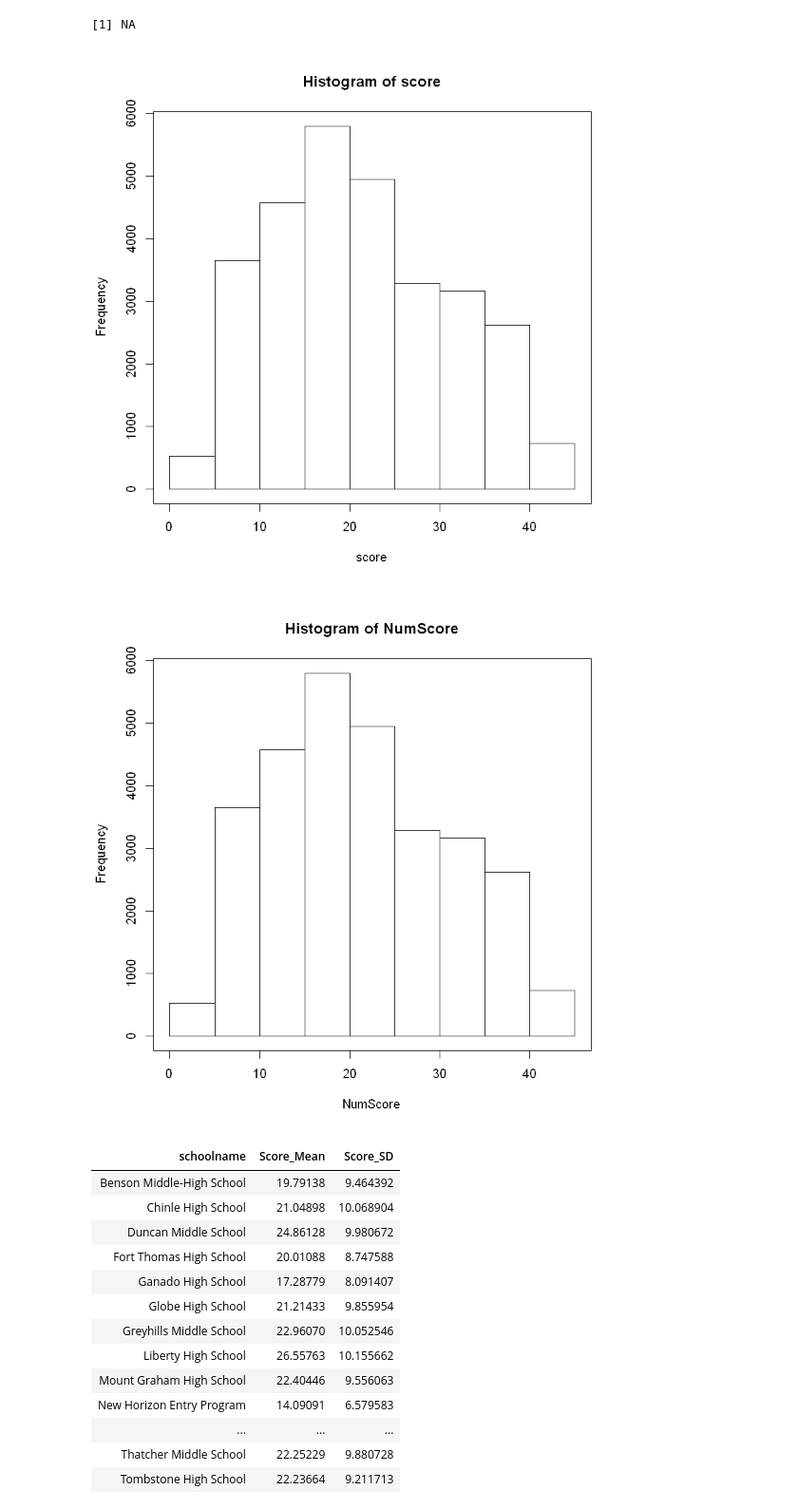
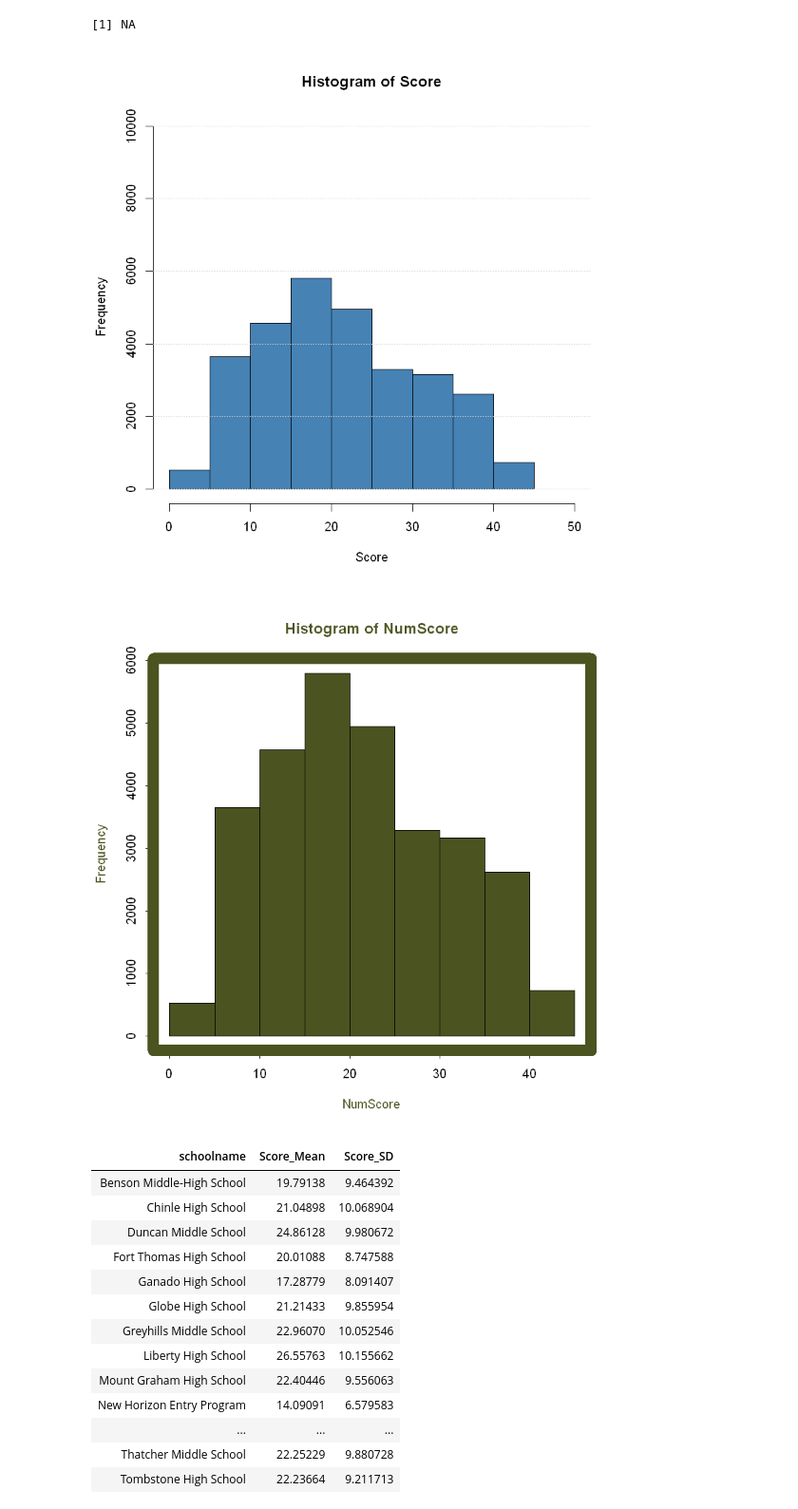
Before and after one commit to chesterqualls/EDU_Example, a Jupyter notebook: Working with Data in R.ipynb, the cells around one changed output. Shown at 95% size. Saved outputs shown, nothing was run; the diff lists cells and outputs as text; code cells hidden in the pictures.

```diff
--- a/Working with Data in R.ipynb
+++ b/Working with Data in R.ipynb
@@ -135,14 +109,25 @@ The following objects are masked from dAssess (pos = 4):
 mean (score)
 # %% [output]
 [1] NA
-# %%
-hist(score)
-box()
-hist(NumScore)
-box()
-# %% [output]
-[figure, removed]
-[figure, removed]
+# %%
+hist(score, main="Histogram of Score",
+xlab="Score",
+xlim=c(0,50),
+ylim=c(0,10000),
+col="#4682b4")
+grid(nx = 0, ny = NULL, col = "lightgray", lty = "dotted")
+
+
+hist(NumScore, main="Histogram of NumScore",
+xlab="NumScore",
+col="#4B5320",
+bg="#ffdb58",
+col.lab="#4B5320",
+col.main="#4B5320")
+box(bty="o",col ="#4B5320",lwd=15,bg="#ffdb58")
+# %% [output]
+[figure, added]
+[figure, added]
 # %%
 Mean_SD_bySchool_dplyr <- dAssess %>%
   group_by(schoolname) %>%
```
Also changed, not shown: parts of 5 cells of this notebook.
